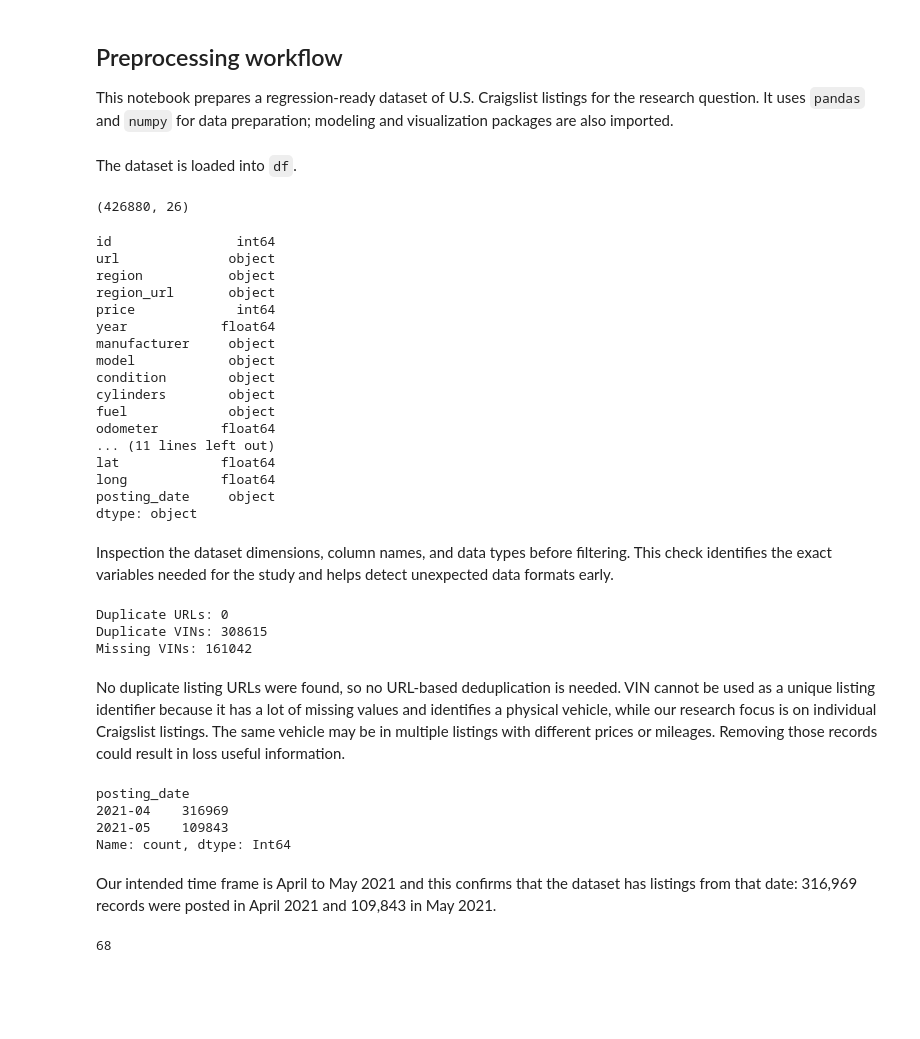
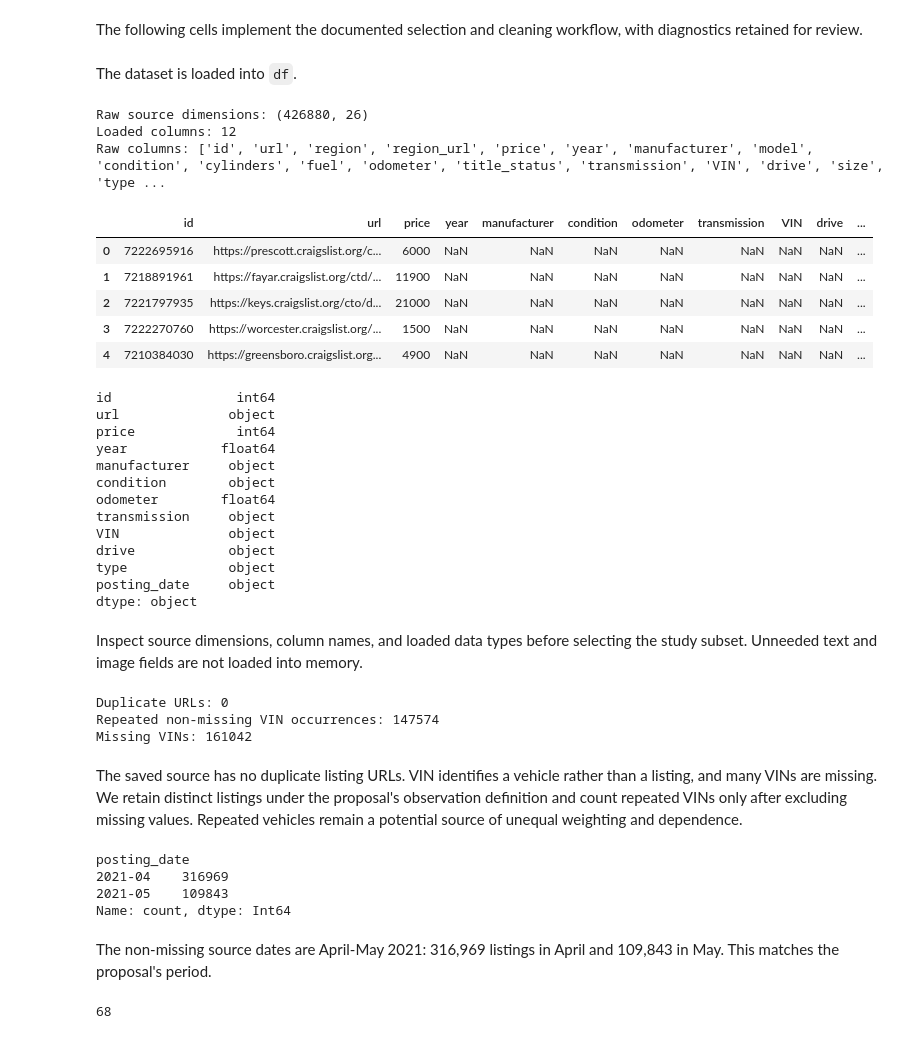
Before and after one commit to masikomamba/data_mining, a Jupyter notebook: checkpoint1/Checkpoint1_notebook.ipynb, the cells around one changed output. Drawn from its saved outputs; the diff is of its cells as text; code cells hidden in the pictures; blank space fills up the shorter version.

```diff
--- a/checkpoint1/Checkpoint1_notebook.ipynb
+++ b/checkpoint1/Checkpoint1_notebook.ipynb
@@ -14,5 +51,3 @@ import matplotlib as plt
 # %% [markdown]
-## Preprocessing workflow
-
-This notebook prepares a regression-ready dataset of U.S. Craigslist listings for the research question. It uses `pandas` and `numpy` for data preparation; modeling and visualization packages are also imported.
+The following cells implement the documented selection and cleaning workflow, with diagnostics retained for review.
 # %%
@@ -20,41 +62,46 @@ df = pd.read_csv('vehicles.csv')
 # %% [markdown]
 The dataset is loaded into `df`.
 # %%
-print(df.shape)
-df.columns.tolist()
-df.head()
+print("Raw source dimensions:", (len(df), len(raw_columns)))
+print("Loaded columns:", df.shape[1])
+print("Raw columns:", raw_columns)
+display(df.head())
 df.dtypes
 # %% [output]
-(426880, 26)
+Raw source dimensions: (426880, 26)
+Loaded columns: 12
+Raw columns: ['id', 'url', 'region', 'region_url', 'price', 'year', 'manufacturer', 'model', 'condition', 'cylinders', 'fuel', 'odometer', 'title_status', 'transmission', 'VIN', 'drive', 'size', 'type ...
+|  | id | url | price | year | manufacturer | condition | odometer | transmission | VIN | drive | ... |
+| 0 | 7222695916 | https://prescott.craigslist.org/c... | 6000 | NaN | NaN | NaN | NaN | NaN | NaN | NaN | ... |
+| 1 | 7218891961 | https://fayar.craigslist.org/ctd/... | 11900 | NaN | NaN | NaN | NaN | NaN | NaN | NaN | ... |
+| 2 | 7221797935 | https://keys.craigslist.org/cto/d... | 21000 | NaN | NaN | NaN | NaN | NaN | NaN | NaN | ... |
+| 3 | 7222270760 | https://worcester.craigslist.org/... | 1500 | NaN | NaN | NaN | NaN | NaN | NaN | NaN | ... |
+| 4 | 7210384030 | https://greensboro.craigslist.org... | 4900 | NaN | NaN | NaN | NaN | NaN | NaN | NaN | ... |
 id                int64
 url              object
-region           object
-region_url       object
 price             int64
 year            float64
 manufacturer     object
-model            object
 condition        object
-cylinders        object
-fuel             object
 odometer        float64
-... (11 lines left out)
-lat             float64
-long            float64
+transmission     object
+VIN              object
+drive            object
+type             object
 posting_date     object
 dtype: object
 # %% [markdown]
-Inspection the dataset dimensions, column names, and data types before filtering. This check identifies the exact variables needed for the study and helps detect unexpected data formats early.
+Inspect source dimensions, column names, and loaded data types before selecting the study subset. Unneeded text and image fields are not loaded into memory.
 # %%
 print("Duplicate URLs:", df["url"].duplicated().sum())
-print("Duplicate VINs:", df["VIN"].duplicated().sum())
+print("Repeated non-missing VIN occurrences:", df["VIN"].dropna().duplicated().sum())
 print("Missing VINs:", df["VIN"].isna().sum())
 # %% [output]
 Duplicate URLs: 0
-Duplicate VINs: 308615
+Repeated non-missing VIN occurrences: 147574
 Missing VINs: 161042
 # %% [markdown]
-No duplicate listing URLs were found, so no URL-based deduplication is needed. VIN cannot be used as a unique listing identifier because it has a lot of missing values and identifies a physical vehicle, while our research focus is on individual Craigslist listings. The same vehicle may be in multiple listings with different prices or mileages. Removing those records could result in loss useful information.
+The saved source has no duplicate listing URLs. VIN identifies a vehicle rather than a listing, and many VINs are missing. We retain distinct listings under the proposal's observation definition and count repeated VINs only after excluding missing values. Repeated vehicles remain a potential source of unequal weighting and dependence.
 # %%
 print(
     df["posting_date"]
@@ -69,7 +116,7 @@ posting_date
 2021-05    109843
 Name: count, dtype: Int64
 # %% [markdown]
-Our intended time frame is April to May 2021 and this confirms that the dataset has listings from that date: 316,969 records were posted in April 2021 and 109,843 in May 2021.
+The non-missing source dates are April-May 2021: 316,969 listings in April and 109,843 in May. This matches the proposal's period.
 # %%
 print(df["posting_date"].isna().sum())
 # %% [output]
```
Also changed, not shown: parts of 21 cells of this notebook, 3 other files.
